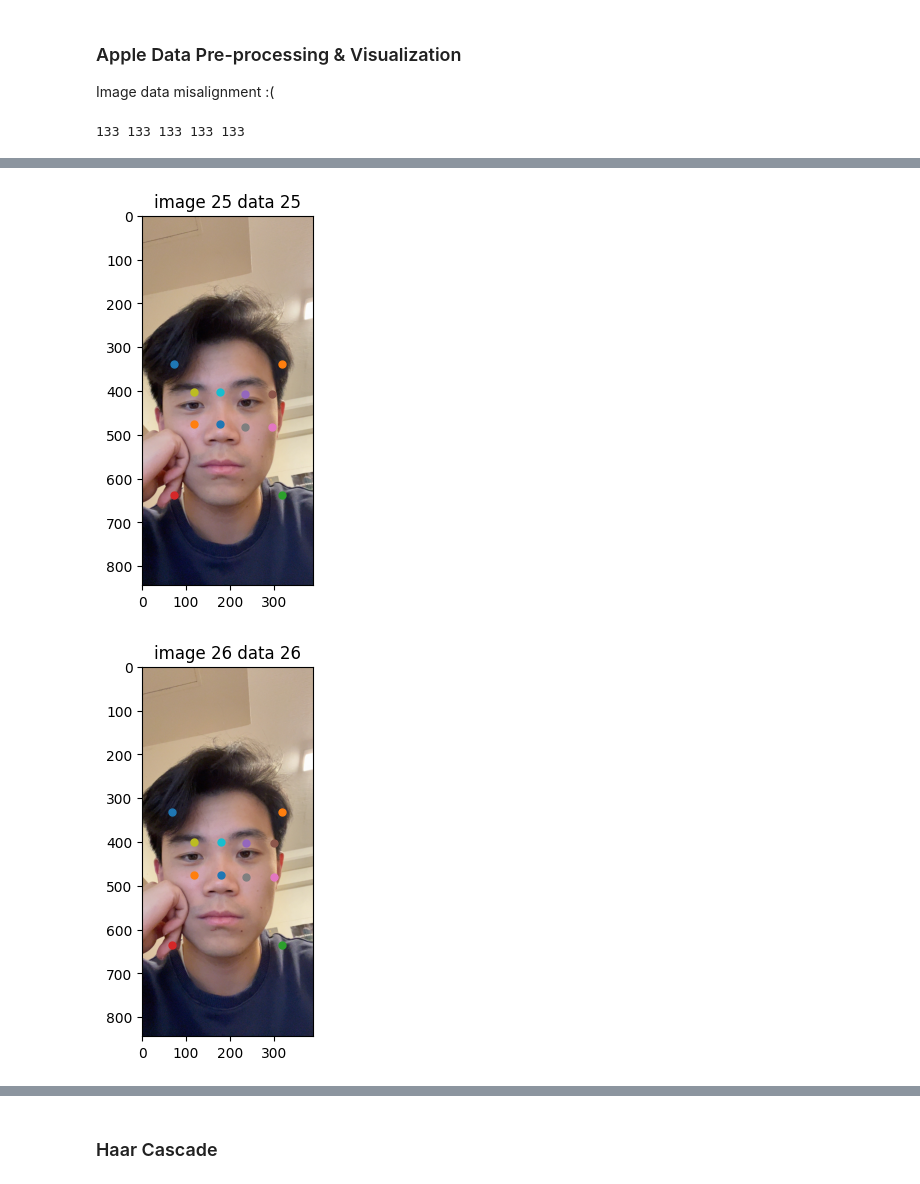
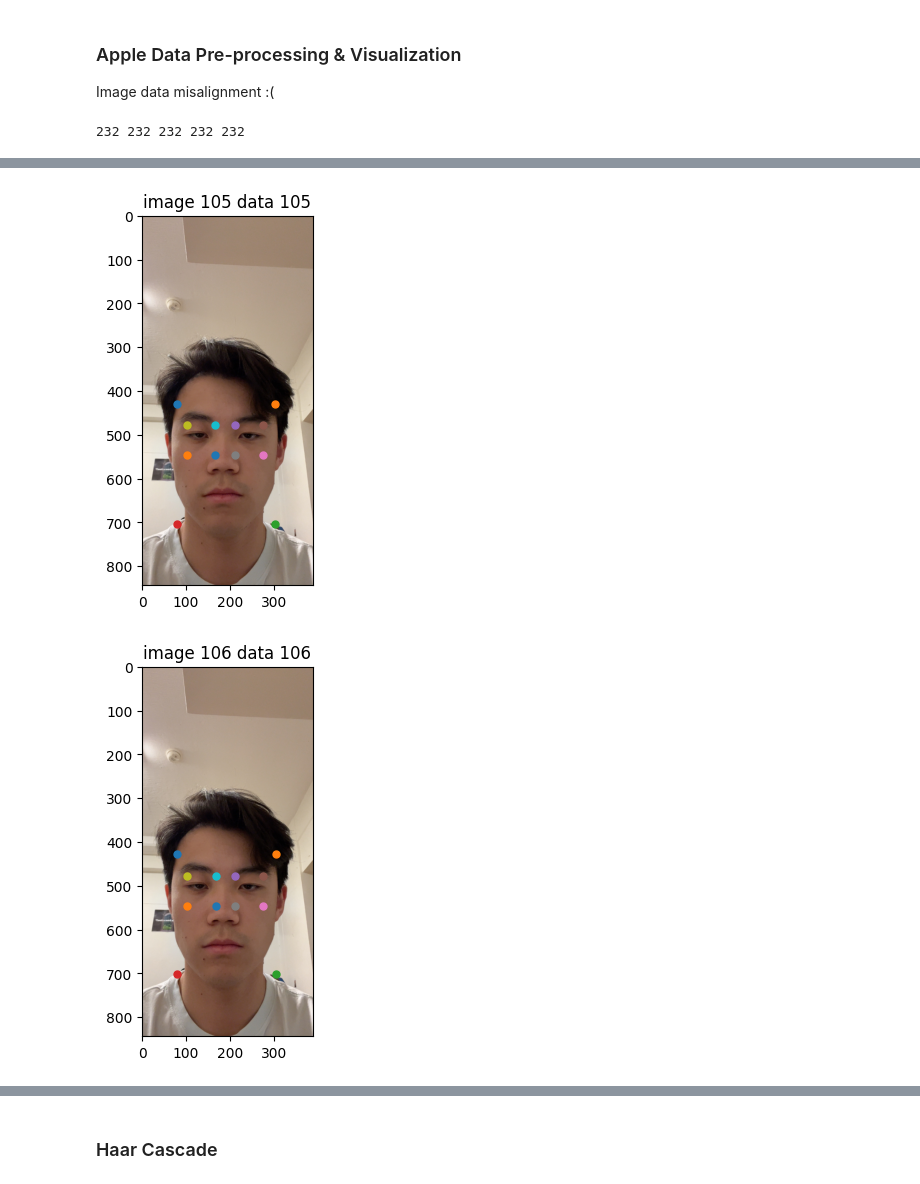
Before and after one commit to jason-shang/gaze-estimation, a Jupyter notebook: notebooks/AppDataExploration.ipynb, the cells around one changed output, grey strips where cells are left out. Cells and saved outputs as stored; diff of their text form; code cells hidden in the pictures.

```diff
--- a/notebooks/AppDataExploration.ipynb
+++ b/notebooks/AppDataExploration.ipynb
@@ -29,12 +29,12 @@ from gazetrack_data import gazetrack_dataset
 # %% [markdown]
 ### Frame Processing
 # %%
-directory = '../data/041823-19:43'
+directory = '../data/app_data/042423-21:31:07'
 infoFile = 'info.json'
 numFrames = 0
 with open(os.path.join(directory, infoFile)) as file:
     data = json.load(file)
-    numFrames = data['totalFrames']
+    numFrames = data['TotalFrames']
 
 jpeg_files = []
 for i in range(numFrames):
@@ -131,7 +131,7 @@ right eye:  (725, 1010)
 Image data misalignment :(
 # %%
 # handle json_files (first 30 frames only)
-numFiles = len(jpeg_files)-1
+numFiles = len(jpeg_files)
 
 faceBoundingBoxes = []
 leftEyeBoundingBoxes = []
@@ -139,10 +139,10 @@ rightEyeBoundingBoxes = []
 
 with open(os.path.join(directory, "appleFace.json")) as file:
     data = json.load(file)
-    print(len(data['xs']), len(data['ys']), len(data['widths']), len(data['heights']), len(data['valids']))
+    print(len(data['X']), len(data['Y']), len(data['W']), len(data['H']), len(data['IsValid']))
     for i in range(numFiles):
-        if data['valids'][i]:
-            faceBoundingBox = makeBoundingBox(data['xs'][i], data['ys'][i], data['widths'][i], data['heights'][i])
+        if data['IsValid'][i]:
+            faceBoundingBox = makeBoundingBox(data['X'][i], data['Y'][i], data['W'][i], data['H'][i])
             faceBoundingBoxes.append(faceBoundingBox)
         else:
             faceBoundingBoxes.append([])
@@ -150,8 +150,8 @@ with open(os.path.join(directory, "appleFace.json")) as file:
 with open(os.path.join(directory, "appleLeftEye.json")) as file:
     data = json.load(file)
     for i in range(numFiles):
-        if data['valids'][i]:
-            leftEyeBoundingBox = makeBoundingBox(data['xs'][i], data['ys'][i], data['widths'][i], data['heights'][i])
+        if data['IsValid'][i]:
+            leftEyeBoundingBox = makeBoundingBox(data['X'][i], data['Y'][i], data['W'][i], data['H'][i])
             leftEyeBoundingBoxes.append(leftEyeBoundingBox)
         else:
             leftEyeBoundingBoxes.append([])
@@ -159,13 +159,13 @@ with open(os.path.join(directory, "appleLeftEye.json")) as file:
 with open(os.path.join(directory, "appleRightEye.json")) as file:
     data = json.load(file)
     for i in range(numFiles):
-        if data['valids'][i]:
-            rightEyeBoundingBox = makeBoundingBox(data['xs'][i], data['ys'][i], data['widths'][i], data['heights'][i])
+        if data['IsValid'][i]:
+            rightEyeBoundingBox = makeBoundingBox(data['X'][i], data['Y'][i], data['W'][i], data['H'][i])
             rightEyeBoundingBoxes.append(rightEyeBoundingBox)
         else:
             rightEyeBoundingBoxes.append([])
 # %% [output]
-133 133 133 133 133
+232 232 232 232 232
 # %%
 # resizes the image output from
 # def resize_image(img, screenW, screenH):
@@ -191,12 +191,14 @@ def resize_image(img, screenW, screenH):
     image = Image.fromarray(img)
     return image.resize((screenW, screenH))
 # %%
-for idx in range(20, 30):
+for idx in range(100, 110):
     plt.figure()
     img_read = plt.imread(jpeg_files[idx])
     img = resize_image(img_read, 390, 844)
+    flipped_img = np.fliplr(img)
+
     data_idx = idx
-    plt.imshow(img)
+    plt.imshow(flipped_img)
     plt.title("image "+ str(idx) + " data " + str(data_idx))
     for pt in faceBoundingBoxes[data_idx]:
         plt.plot(pt[0], pt[1], marker = "o", markersize=5)
@@ -215,2 +217,2 @@ for idx in range(20, 30):
-[figure, old version]
+[figure, new version]
-[figure, old version]
+[figure, new version]
```
Also changed, not shown: parts of 4 cells of this notebook, 7 other files.
